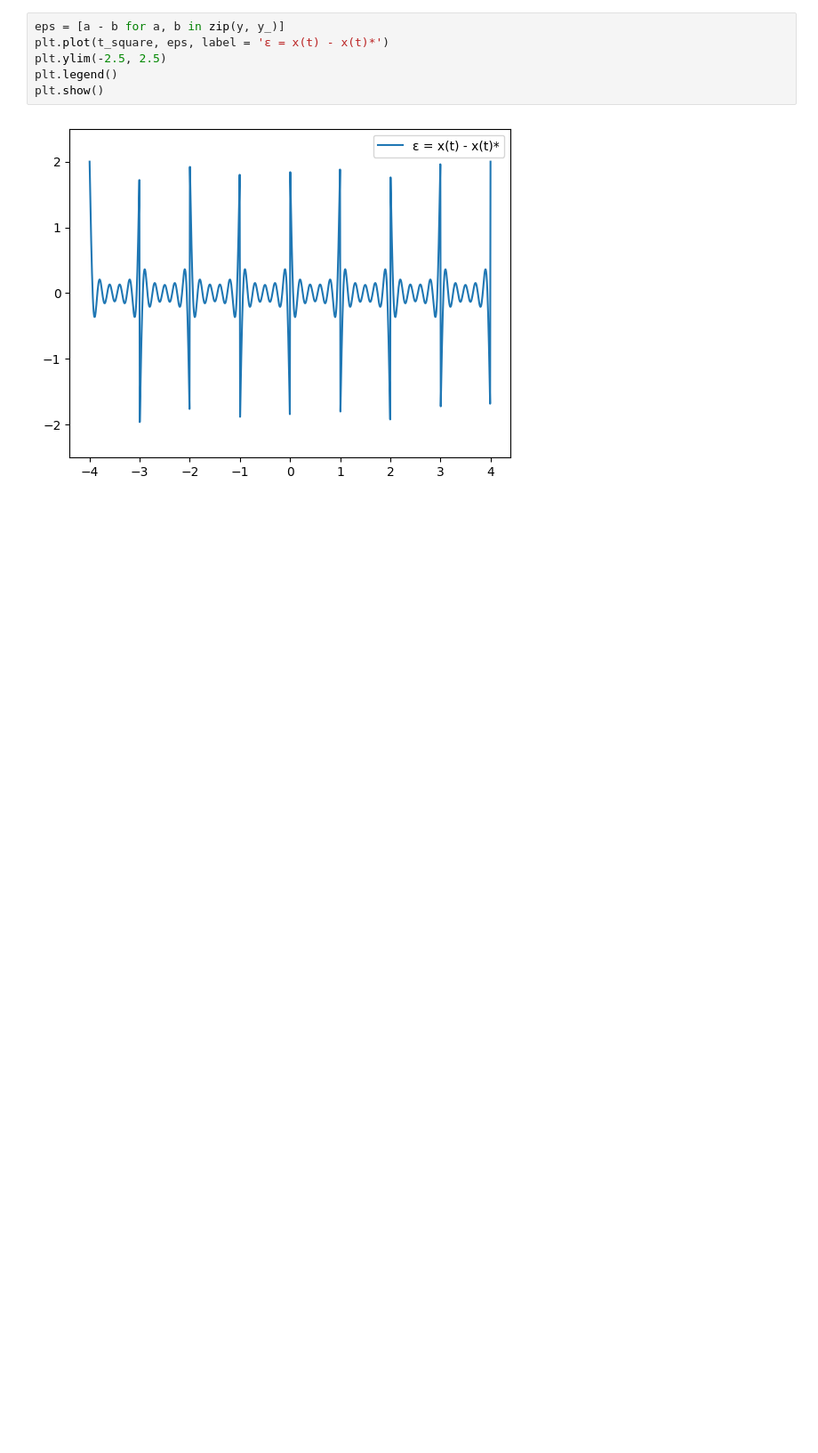
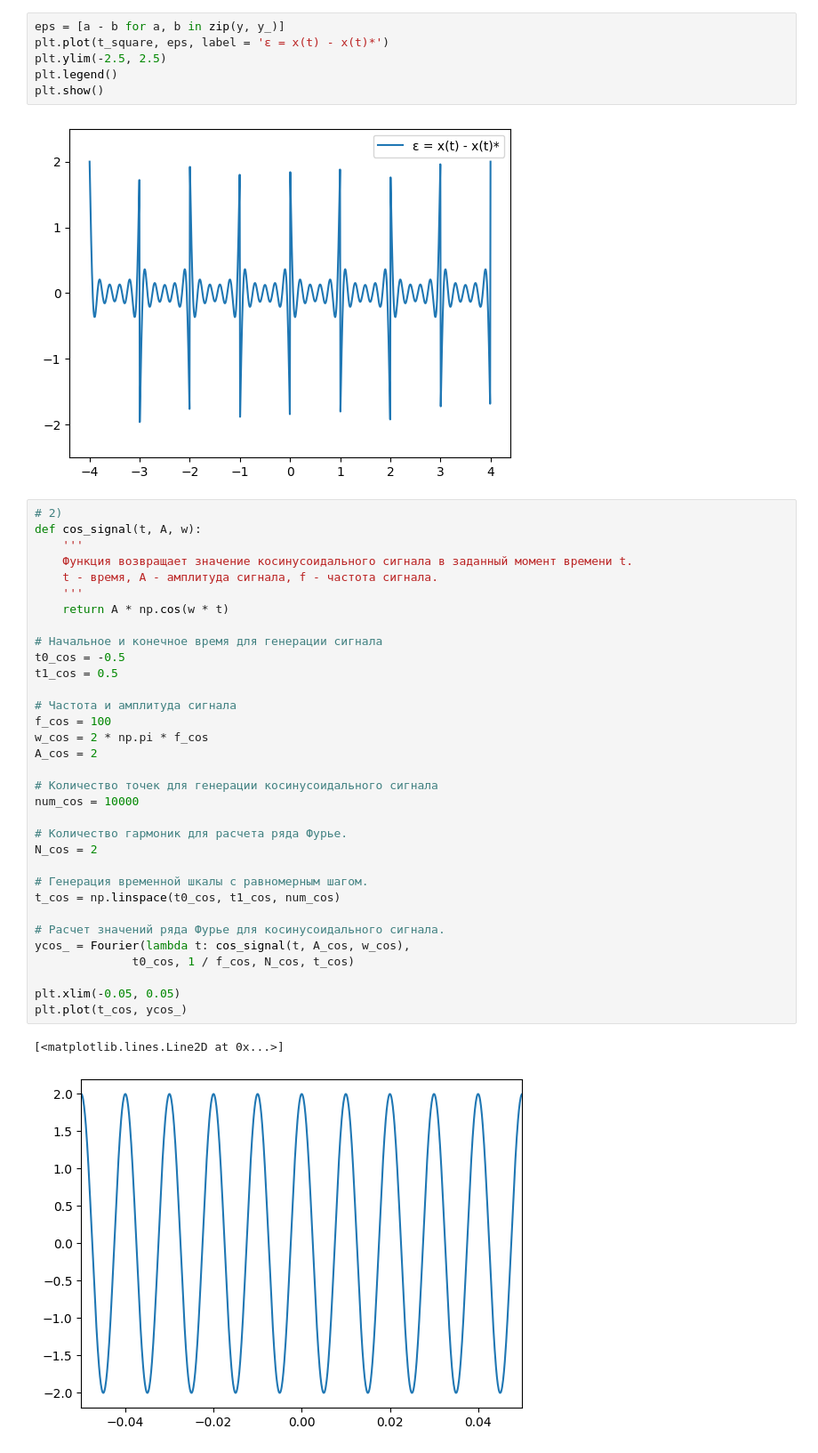
Before and after one commit to NikitaGoltsev/Digital_signals, a Jupyter notebook: lab1.ipynb, the cells around one changed output. Shown at 89% size. Cells and saved outputs as stored; diff of their text form; blank space fills up the shorter version.

```diff
--- a/lab1.ipynb
+++ b/lab1.ipynb
@@ -97,3 +97,39 @@ plt.legend()
 plt.show()
 # %% [output]
 [figure]
+# %%
+# 2)
+def cos_signal(t, A, w):
+    '''
+    Функция возвращает значение косинусоидального сигнала в заданный момент времени t.
+    t - время, A - амплитуда сигнала, f - частота сигнала.
+    '''
+    return A * np.cos(w * t)
+
+# Начальное и конечное время для генерации сигнала
+t0_cos = -0.5
+t1_cos = 0.5
+
+# Частота и амплитуда сигнала
+f_cos = 100
+w_cos = 2 * np.pi * f_cos
+A_cos = 2
+
+# Количество точек для генерации косинусоидального сигнала
+num_cos = 10000
+
+# Количество гармоник для расчета ряда Фурье.
+N_cos = 2
+
+# Генерация временной шкалы с равномерным шагом.
+t_cos = np.linspace(t0_cos, t1_cos, num_cos)
+
+# Расчет значений ряда Фурье для косинусоидального сигнала.
+ycos_ = Fourier(lambda t: cos_signal(t, A_cos, w_cos),
+              t0_cos, 1 / f_cos, N_cos, t_cos)
+
+plt.xlim(-0.05, 0.05)
+plt.plot(t_cos, ycos_)
+# %% [output]
+[<matplotlib.lines.Line2D at 0x...>]
+[figure, added]
```
Also changed, not shown: parts of 4 cells of this notebook.
